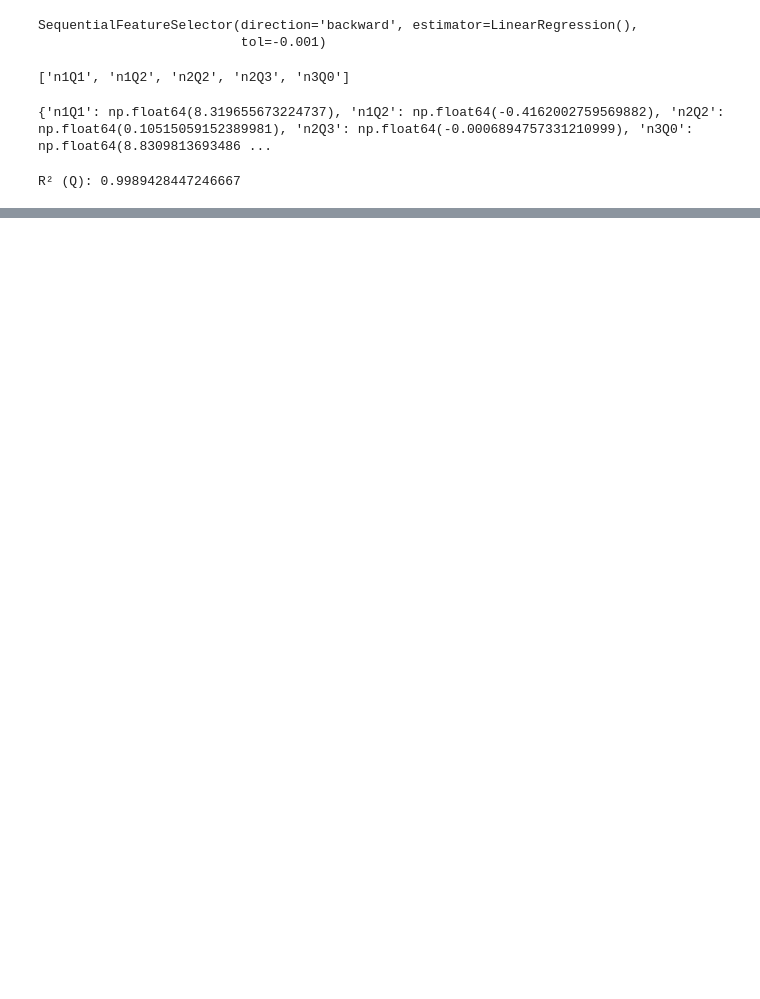
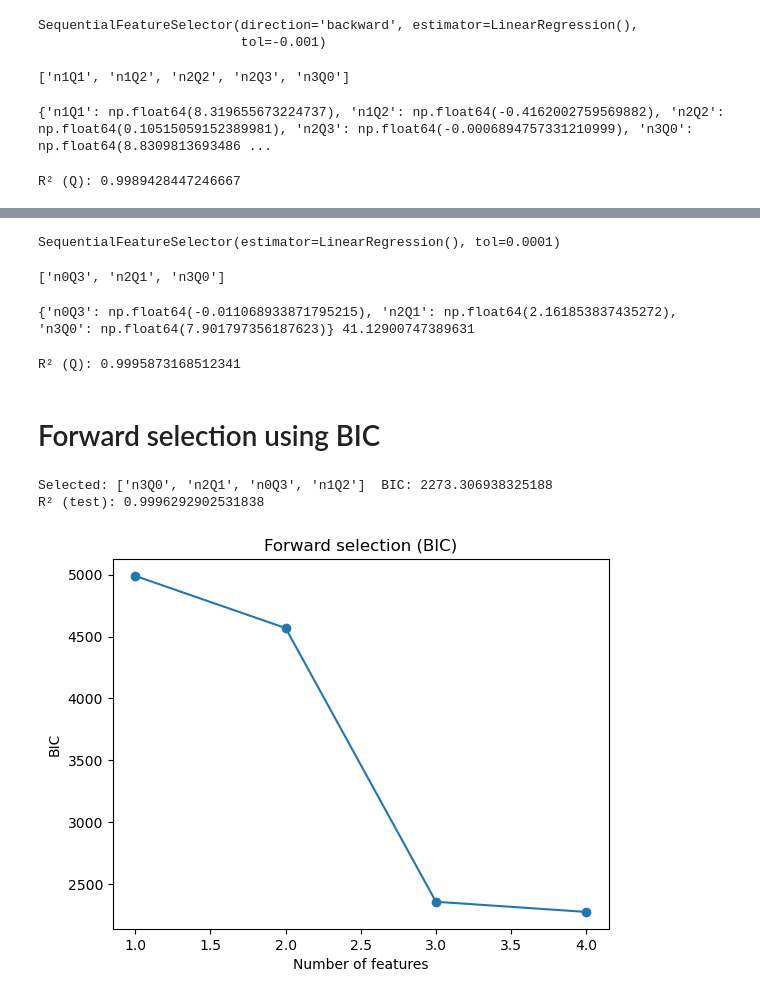
Before and after one commit to CapperTheRose16/Project-in-Machine-Learning, a Jupyter notebook: Task 0/Backwards_selection.ipynb, the cells around one changed output, grey strips where cells are left out. Cells and saved outputs as stored; diff of their text form; code cells hidden in the pictures; blank space fills up the shorter version.

```diff
--- a/Task 0/Backwards_selection.ipynb
+++ b/Task 0/Backwards_selection.ipynb
@@ -3,8 +5,8 @@ import numpy as np
 import matplotlib.pyplot as plt
 import random
 import pandas as pd
-train=pd.read_csv("MLProject2026/data/case1/train1.csv")
-test=pd.read_csv("MLProject2026/data/case1/test1.csv")
+train=pd.read_csv("../data/case1/train1.csv")
+test=pd.read_csv("../data/case1/test1.csv")
 
 for df in (train, test):
     df["n"] = df["speed_rpm"] / 1000
@@ -60,0 +67,73 @@ R² (Q): 0.9989428447246667
+# %%
+from sklearn.feature_selection import SequentialFeatureSelector
+from sklearn.linear_model import LinearRegression
+
+lrr = LinearRegression()
+sfs = SequentialFeatureSelector(lrr, n_features_to_select='auto', direction="forward", tol=0.0001)
+sfs.fit(X_train, y_train)
+# %% [output]
+SequentialFeatureSelector(estimator=LinearRegression(), tol=0.0001)
+# %%
+selected = X_train.columns[sfs.get_support()]
+print(list(selected))
+# %% [output]
+['n0Q3', 'n2Q1', 'n3Q0']
+# %%
+lrr.fit(X_train[selected], y_train)
+print(dict(zip(selected, lrr.coef_)), lrr.intercept_)
+# %% [output]
+{'n0Q3': np.float64(-0.011068933871795215), 'n2Q1': np.float64(2.161853837435272), 'n3Q0': np.float64(7.901797356187623)} 41.12900747389631
+# %%
+from sklearn.metrics import r2_score
+lrr_final = LinearRegression().fit(X_train[selected],y_train)
+
+y_pred=lrr_final.predict(X_test[selected])
+print("R² (Q):", r2_score(y_test, y_pred))
+# %% [output]
+R² (Q): 0.9995873168512341
+# %% [markdown]
+# Forward selection using BIC
+# %%
+from sklearn.linear_model import LinearRegression
+from sklearn.metrics import r2_score
+import matplotlib.pyplot as plt
+import numpy as np
+
+def bic(X, y):
+    model = LinearRegression().fit(X, y)
+    rss = np.sum((y - model.predict(X)) ** 2)
+    n = len(y)
+    k = X.shape[1] + 1          # +1 for the intercept
+    return n * np.log(rss / n) + k * np.log(n) # ignoring constant n*log(2\pi)+n
+
+def forward_bic(X, y):
+    n = len(y)
+    selected= []
+    remaining = list(X.columns)
+    history = []
+    while remaining:
+        scores = {f: bic(X[selected + [f]], y) for f in remaining}
+        best = None
+        for f in scores:
+            if best is None or scores[f] < scores[best]:
+                best = f
+        if len(history) > 0 and scores[best] >= history[-1]:
+            break
+        selected.append(best)
+        remaining.remove(best)
+        history.append(scores[best])
+    return selected, history
+
+selected, history = forward_bic(X_train, y_train)
+print("Selected:", selected, " BIC:", history[-1])
+
+model = LinearRegression().fit(X_train[selected], y_train)
+print("R² (test):", r2_score(y_test, model.predict(X_test[selected])))
+
+plt.plot(range(1, len(history) + 1), history, marker="o")
+plt.xlabel("Number of features"); plt.ylabel("BIC"); plt.title("Forward selection (BIC)")
+plt.show()
+# %% [output]
+Selected: ['n3Q0', 'n2Q1', 'n0Q3', 'n1Q2']  BIC: 2273.306938325188
+R² (test): 0.9996292902531838
+[figure, added]
```
Also changed, not shown: parts of 4 cells of this notebook, 4 other files.
